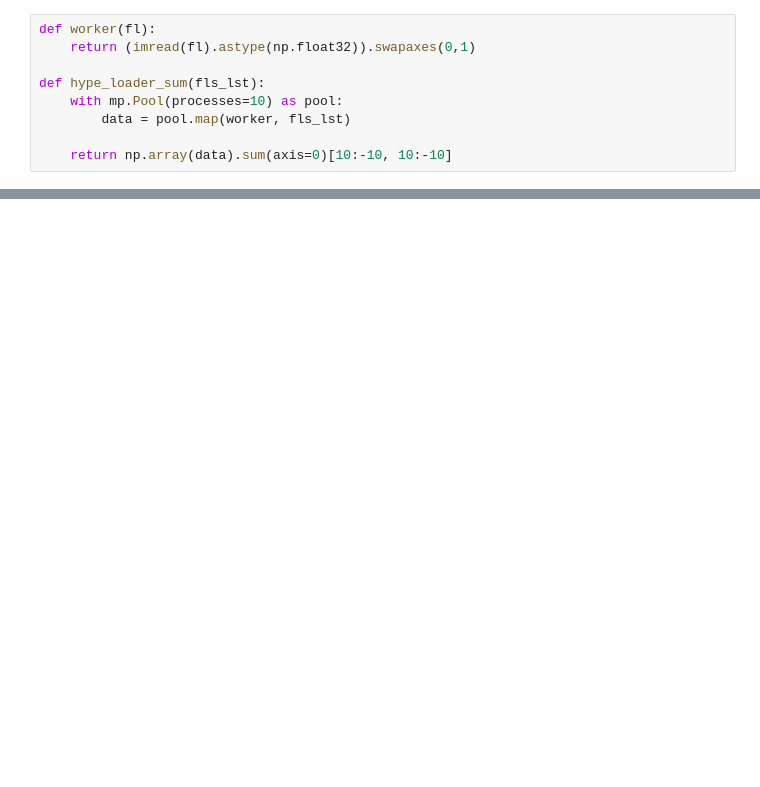
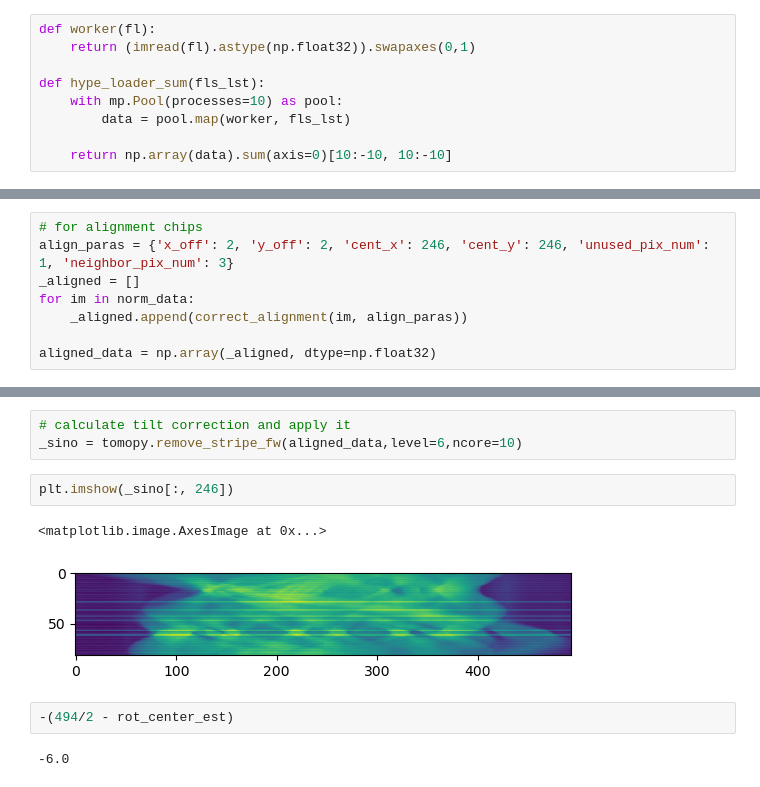
Before and after one commit to ornlneutronimaging/svmbir_notebooks, a Jupyter notebook: notebooks/white_beam_shimin.ipynb, the cells around one changed output, grey strips where cells are left out. Cells and saved outputs as stored; diff of their text form; blank space fills up the shorter version.

```diff
--- a/notebooks/white_beam_shimin.ipynb
+++ b/notebooks/white_beam_shimin.ipynb
@@ -189,0 +419,8 @@ axs[1].set_yscale('log')
+# %%
+# for alignment chips
+align_paras = {'x_off': 2, 'y_off': 2, 'cent_x': 246, 'cent_y': 246, 'unused_pix_num': 1, 'neighbor_pix_num': 3}
+_aligned = []
+for im in norm_data:
+    _aligned.append(correct_alignment(im, align_paras))
+
+aligned_data = np.array(_aligned, dtype=np.float32)
@@ -189,0 +436,12 @@ axs[1].set_yscale('log')
+# %%
+# calculate tilt correction and apply it
+_sino = tomopy.remove_stripe_fw(aligned_data,level=6,ncore=10)
+# %%
+plt.imshow(_sino[:, 246])
+# %% [output]
+<matplotlib.image.AxesImage at 0x...>
+[figure, added]
+# %%
+-(494/2 - rot_center_est)
+# %% [output]
+-6.0
```
Also changed, not shown: parts of 44 cells of this notebook.
